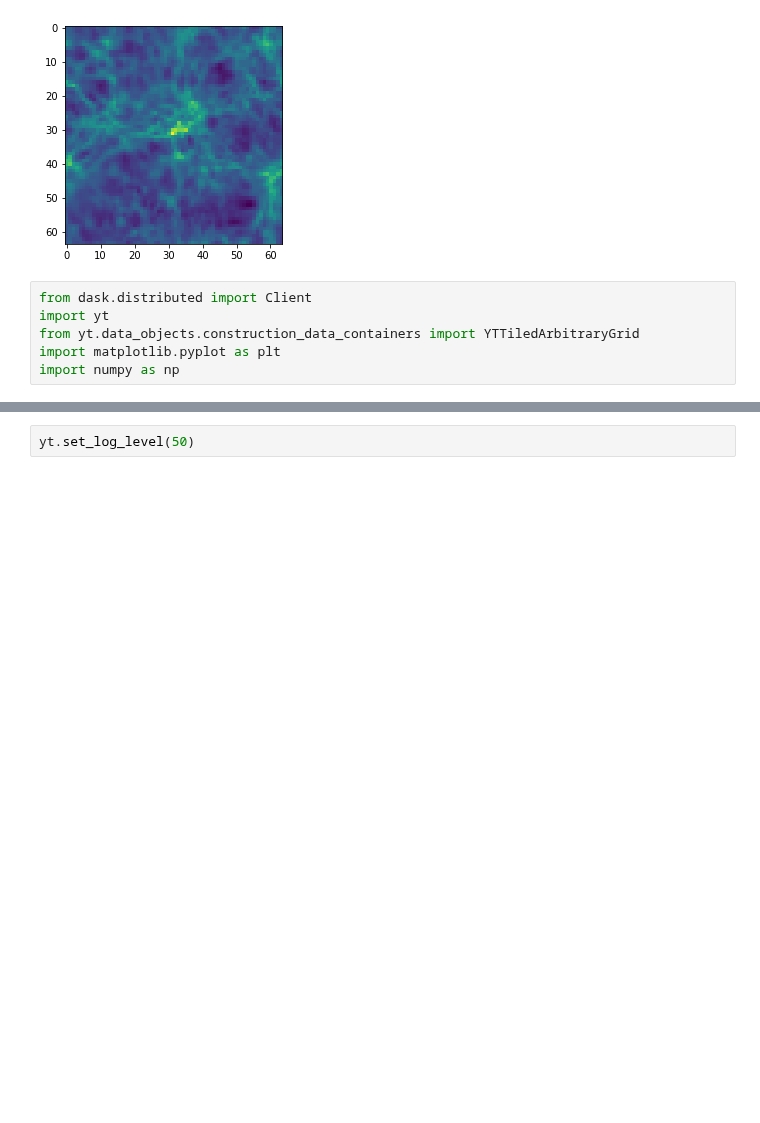
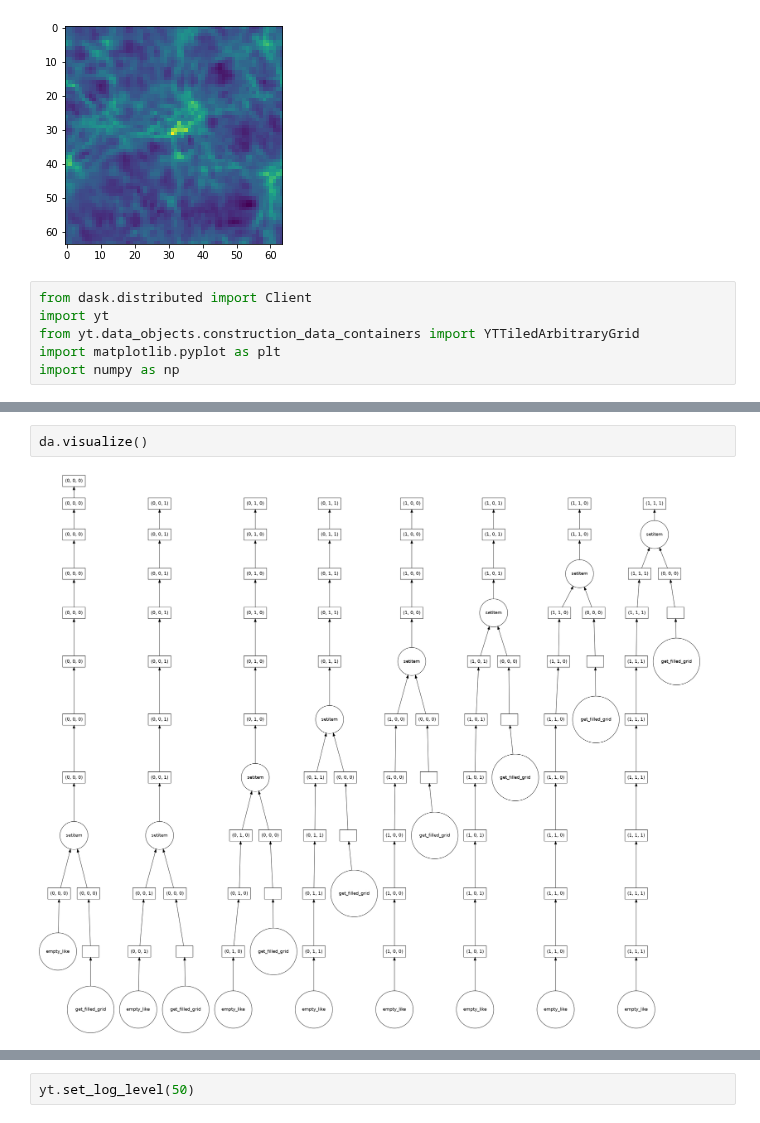
Before and after one commit to chrishavlin/yt_scratch, a Jupyter notebook: notebooks/dev/YTTiledArbitraryGrid.ipynb, the cells around one changed output, grey strips where cells are left out. Drawn from its saved outputs; the diff is of its cells as text; blank space fills up the shorter version.

```diff
--- a/notebooks/dev/YTTiledArbitraryGrid.ipynb
+++ b/notebooks/dev/YTTiledArbitraryGrid.ipynb
@@ -61,2 +111,6 @@ c
+# %%
+da.visualize()
+# %% [output]
+[figure, added]
 # %%
 ds = yt.load_sample("DeeplyNestedZoom")
```
Also changed, not shown: parts of 62 cells of this notebook.
